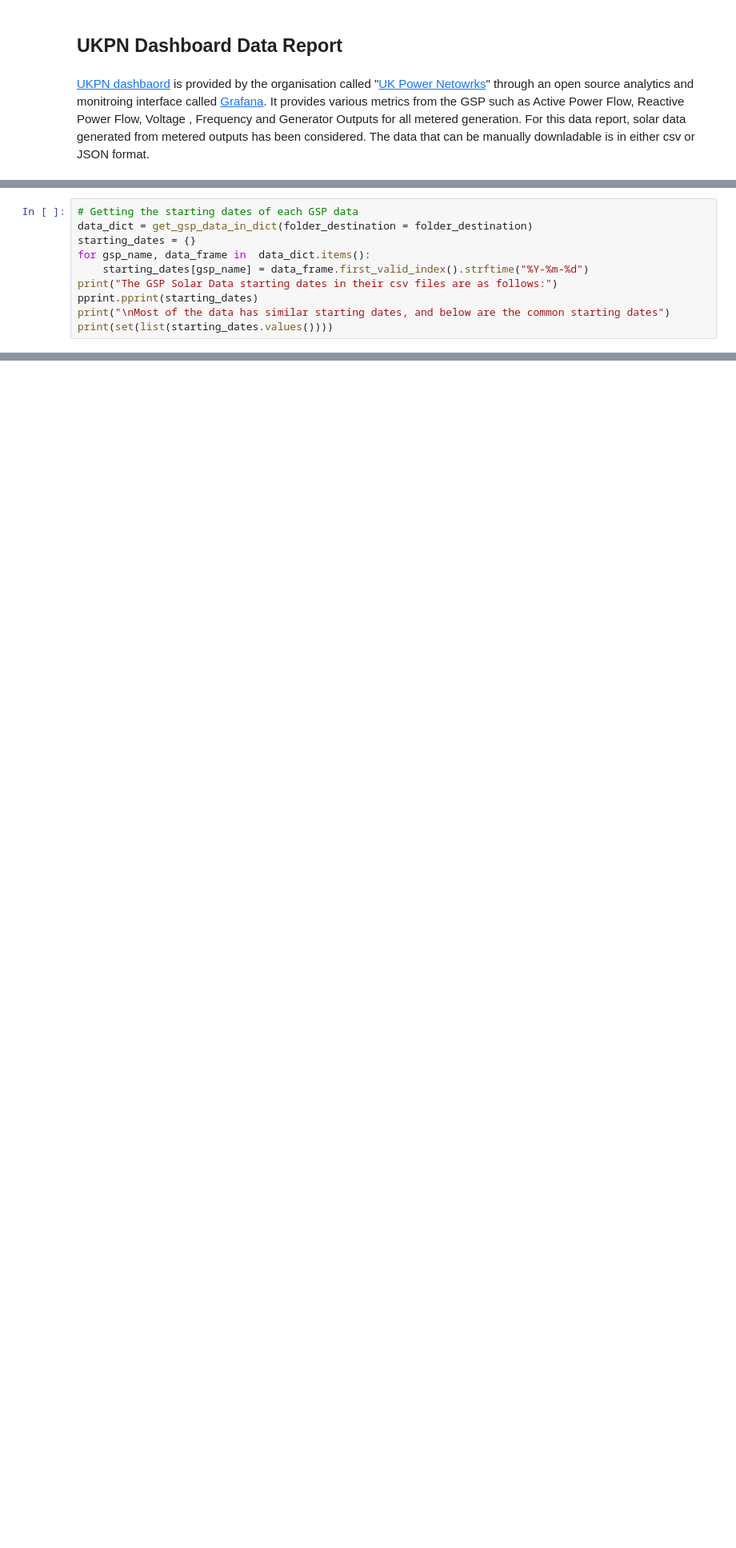
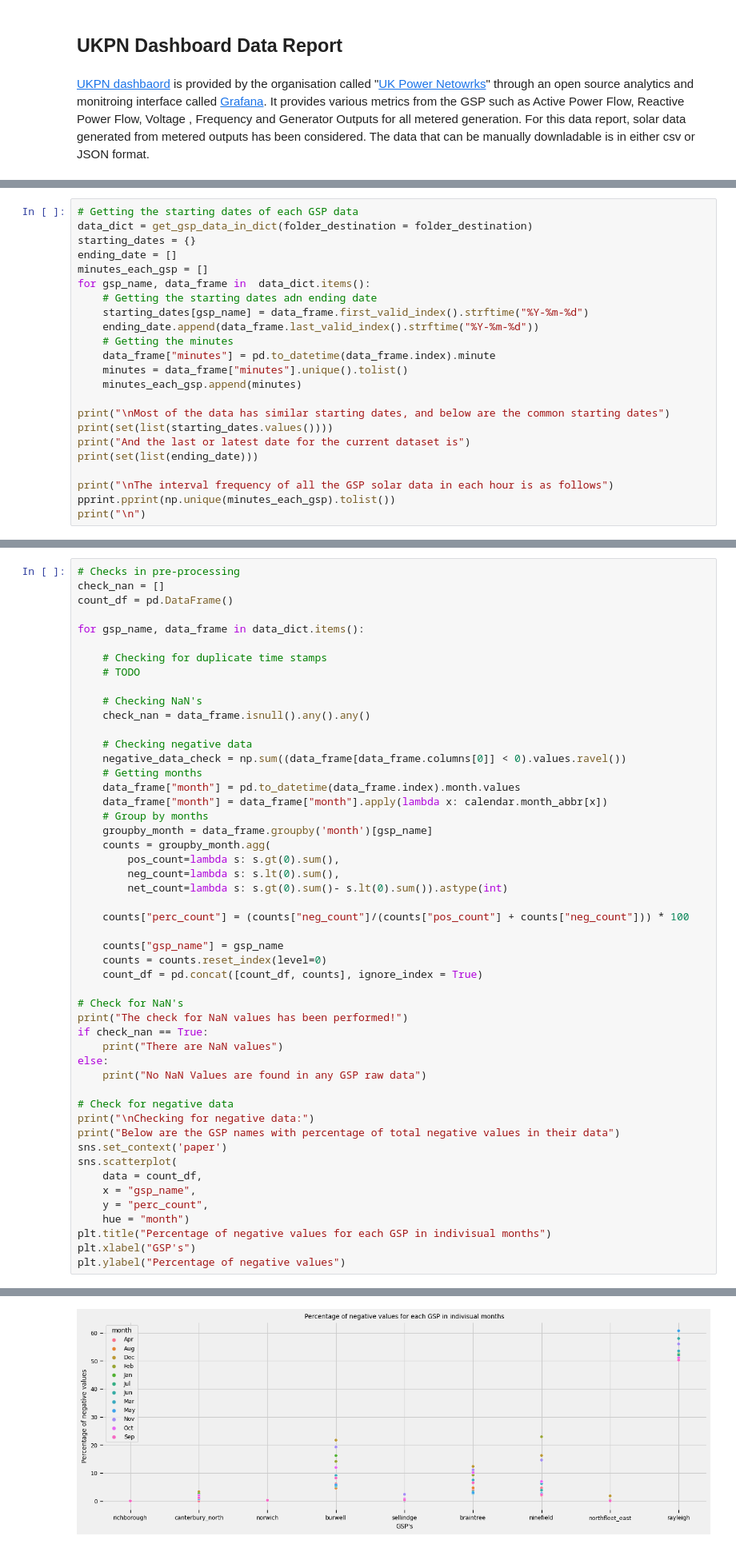
Before and after one commit to openclimatefix/pv-solar-farm-forecasting, a Jupyter notebook: ukpn/scripts/ukpn_dashboard_report.ipynb, the cells around one changed output, grey strips where cells are left out. Shown at 80% size. Drawn from its saved outputs; the diff is of its cells as text; blank space fills up the shorter version.

```diff
--- a/ukpn/scripts/ukpn_dashboard_report.ipynb
+++ b/ukpn/scripts/ukpn_dashboard_report.ipynb
@@ -55,10 +56,23 @@ All the GSP Power data has been downloaded manually from the [dashboard](https:/
 # Getting the starting dates of each GSP data
 data_dict = get_gsp_data_in_dict(folder_destination = folder_destination)
 starting_dates = {}
+ending_date = []
+minutes_each_gsp = []
 for gsp_name, data_frame in  data_dict.items():
+    # Getting the starting dates adn ending date
     starting_dates[gsp_name] = data_frame.first_valid_index().strftime("%Y-%m-%d")
-print("The GSP Solar Data starting dates in their csv files are as follows:")
-pprint.pprint(starting_dates)
+    ending_date.append(data_frame.last_valid_index().strftime("%Y-%m-%d"))
+    # Getting the minutes
+    data_frame["minutes"] = pd.to_datetime(data_frame.index).minute
+    minutes = data_frame["minutes"].unique().tolist()
+    minutes_each_gsp.append(minutes)
+
 print("\nMost of the data has similar starting dates, and below are the common starting dates")
 print(set(list(starting_dates.values())))
+print("And the last or latest date for the current dataset is")
+print(set(list(ending_date)))
+
+print("\nThe interval frequency of all the GSP solar data in each hour is as follows")
+pprint.pprint(np.unique(minutes_each_gsp).tolist())
+print("\n")
 # %% [output]
@@ -77,0 +94,51 @@ Most of the data has similar starting dates, and below are the common starting d
+# %%
+# Checks in pre-processing
+check_nan = []
+count_df = pd.DataFrame()
+
+for gsp_name, data_frame in data_dict.items():
+
+    # Checking for duplicate time stamps
+    # TODO
+
+    # Checking NaN's
+    check_nan = data_frame.isnull().any().any()
+
+    # Checking negative data
+    negative_data_check = np.sum((data_frame[data_frame.columns[0]] < 0).values.ravel())
+    # Getting months
+    data_frame["month"] = pd.to_datetime(data_frame.index).month.values
+    data_frame["month"] = data_frame["month"].apply(lambda x: calendar.month_abbr[x])
+    # Group by months
+    groupby_month = data_frame.groupby('month')[gsp_name]
+    counts = groupby_month.agg(
+        pos_count=lambda s: s.gt(0).sum(),
+        neg_count=lambda s: s.lt(0).sum(),
+        net_count=lambda s: s.gt(0).sum()- s.lt(0).sum()).astype(int)
+
+    counts["perc_count"] = (counts["neg_count"]/(counts["pos_count"] + counts["neg_count"])) * 100
+
+    counts["gsp_name"] = gsp_name
+    counts = counts.reset_index(level=0)
+    count_df = pd.concat([count_df, counts], ignore_index = True)
+
+# Check for NaN's
+print("The check for NaN values has been performed!")
+if check_nan == True:
+    print("There are NaN values")
+else:
+    print("No NaN Values are found in any GSP raw data")
+
+# Check for negative data
+print("\nChecking for negative data:")
+print("Below are the GSP names with percentage of total negative values in their data")
+sns.set_context('paper')
+sns.scatterplot(
+    data = count_df,
+    x = "gsp_name",
+    y = "perc_count",
+    hue = "month")
+plt.title("Percentage of negative values for each GSP in indivisual months")
+plt.xlabel("GSP's")
+plt.ylabel("Percentage of negative values")
+# %% [output]
@@ -77,0 +151 @@ Most of the data has similar starting dates, and below are the common starting d
+[figure, added]
```
Also changed, not shown: parts of 8 cells of this notebook.
